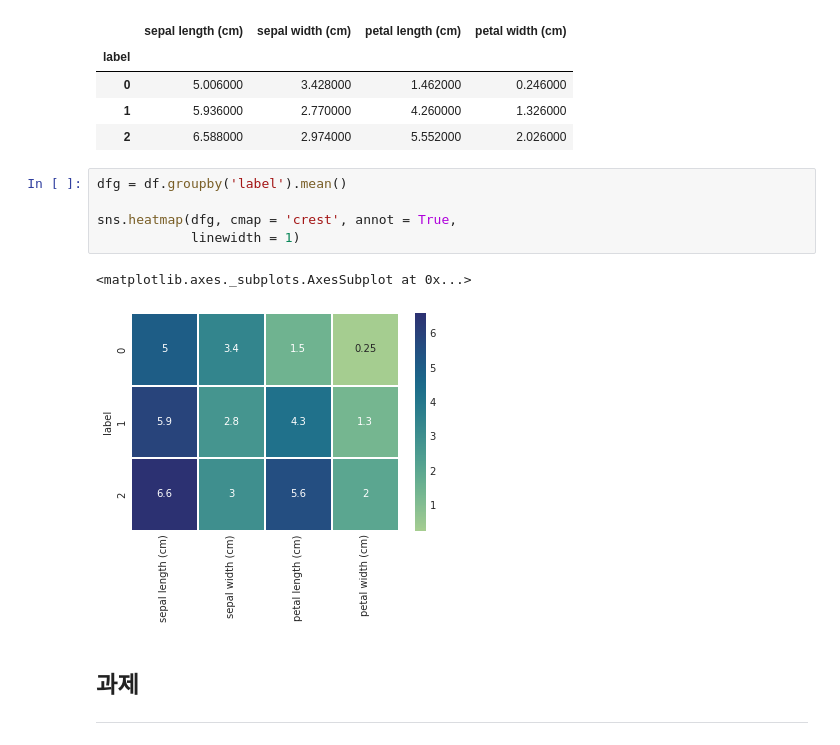
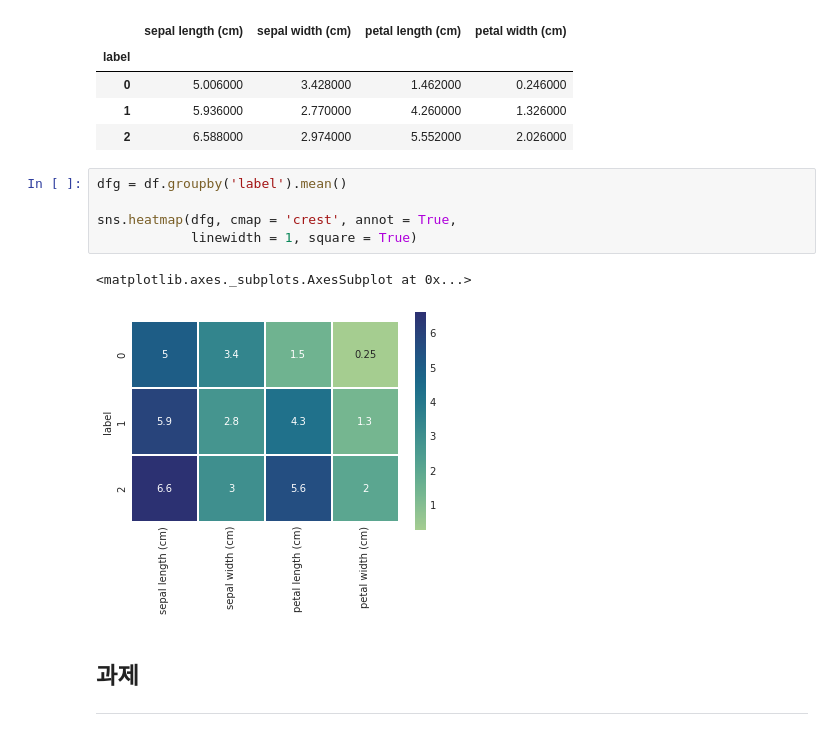
Before and after one commit to PomesHouse/SkillTreePython-DataAnalysis, a Jupyter notebook: ch02_05_히트맵.ipynb, the cells around one changed output. Drawn from its saved outputs; the diff is of its cells as text.

```diff
--- a/ch02_05_히트맵.ipynb
+++ b/ch02_05_히트맵.ipynb
@@ -271,11 +271,11 @@ df.groupby('label').mean().style.background_gradient()
 # %%
 dfg = df.groupby('label').mean()
 
 sns.heatmap(dfg, cmap = 'crest', annot = True,
-            linewidth = 1)
+            linewidth = 1, square = True)
 # %% [output]
 <matplotlib.axes._subplots.AxesSubplot at 0x...>
-[figure, old version]
+[figure, new version]
 # %% [markdown]
 
 ##  **과제**
```
Also changed, not shown: parts of 2 cells of this notebook.
